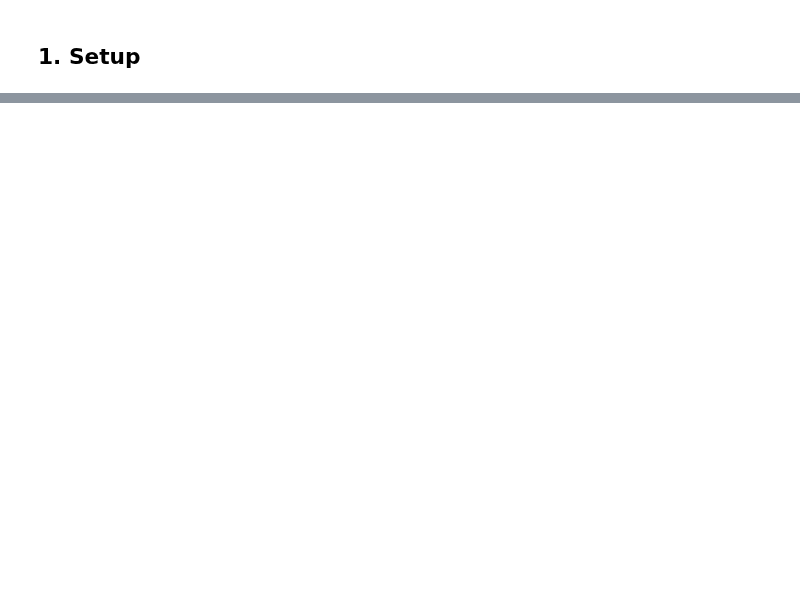
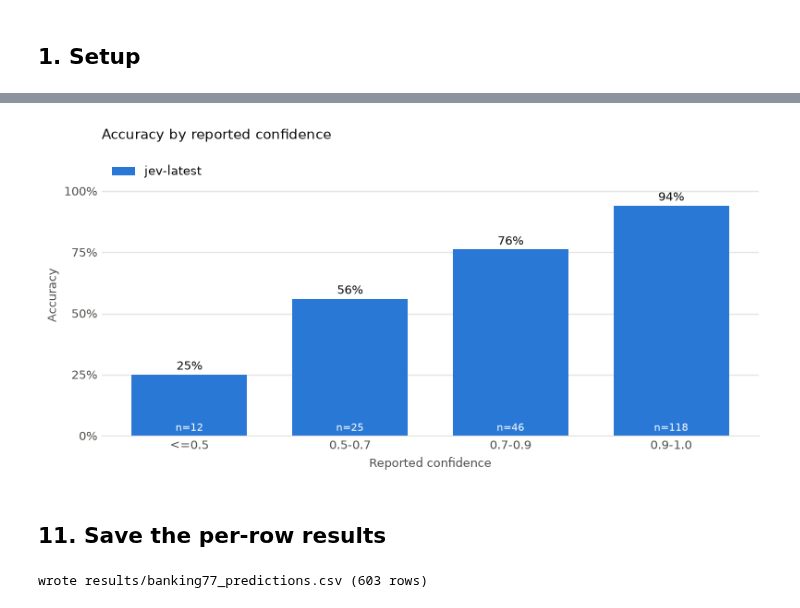
Before and after one commit to miptgirl/miptgirl_medium, a Jupyter notebook: jev/benchmark_banking77.ipynb, the cells around one changed output, grey strips where cells are left out. Cells and saved outputs as stored; diff of their text form; code cells hidden in the pictures; blank space fills up the shorter version.

```diff
--- a/jev/benchmark_banking77.ipynb
+++ b/jev/benchmark_banking77.ipynb
@@ -451,0 +381,9 @@ wrote results/banking77_summary.csv
+# %%
+for model_name, answers in results.items():
+    if not answers:
+        continue
+    mistakes = [a for a in answers if a["label"] != a["gold"]]
+    print(f"\n=== {model_name}: {len(mistakes)} mistakes out of {len(answers)} ===")
+    confusions = collections.Counter((a["gold"], a["label"]) for a in mistakes)
+    for (gold, predicted), count in confusions.most_common(10):
+        print(f"  {count}x  {gold}  ->  {predicted}")
@@ -451,0 +443,56 @@ wrote results/banking77_summary.csv
+# %%
+if confident:
+    fig, ax = plt.subplots(figsize=(8, 4))
+    buckets = ["<=0.5", "0.5-0.7", "0.7-0.9", "0.9-1.0"]
+    models = calibration["model"].unique()
+    width = 0.8 / len(models)
+
+    for i, model_name in enumerate(models):
+        subset = calibration[calibration["model"] == model_name].set_index("bucket")
+        subset = subset.reindex(buckets)
+        positions = [b + i * width for b in range(len(buckets))]
+        ax.bar(
+            positions, subset["mean"].fillna(0), width=width * 0.9,
+            color=["#2a78d6", "#eb6834", "#1baf7a"][i % 3], label=model_name,
+        )
+        for position, value, size in zip(positions, subset["mean"], subset["size"].fillna(0)):
+            if size:
+                ax.text(position, value + 0.02, f"{value:.0%}", ha="center",
+                        color="#0b0b0b", fontsize=9)
+                ax.text(position, 0.02, f"n={int(size)}", ha="center",
+                        color="#ffffff", fontsize=8)
+
+    ax.set_xticks([b + width * (len(models) - 1) / 2 for b in range(len(buckets))])
+    ax.set_xticklabels(buckets)
+    ax.set_xlabel("Reported confidence", color="#52514e", fontsize=9)
+    ax.set_ylabel("Accuracy", color="#52514e", fontsize=9)
+    ax.set_ylim(0, 1.15)
+    ax.set_yticks([0, 0.25, 0.5, 0.75, 1.0])
+    ax.set_yticklabels(["0%", "25%", "50%", "75%", "100%"])
+    ax.yaxis.grid(True, color="#e6e5e1", linewidth=1)
+    ax.set_axisbelow(True)
+    ax.tick_params(colors="#52514e", labelsize=9, length=0)
+    for side in ("top", "right", "left"):
+        ax.spines[side].set_visible(False)
+    ax.spines["bottom"].set_color("#e6e5e1")
+    ax.legend(frameon=False, fontsize=9, loc="upper left", ncol=3)
+    ax.set_title("Accuracy by reported confidence", color="#0b0b0b",
+                 fontsize=11, loc="left", pad=12)
+    fig.tight_layout()
+    plt.show()
+# %% [output]
+[figure, added]
+# %% [markdown]
+## 11. Save the per-row results
+# %%
+os.makedirs("results", exist_ok=True)
+
+if results:
+    flat = pd.DataFrame(
+        [{**a, "model": name} for name, answers in results.items() for a in answers]
+    )
+    flat.to_csv(f"results/{DATASET}_predictions.csv", index=False)
+    scores.to_csv(f"results/{DATASET}_summary.csv", index=False)
+    print(f"wrote results/{DATASET}_predictions.csv ({len(flat)} rows)")
+# %% [output]
+wrote results/banking77_predictions.csv (603 rows)
```
Also changed, not shown: parts of 57 cells of this notebook, 9 other files.
